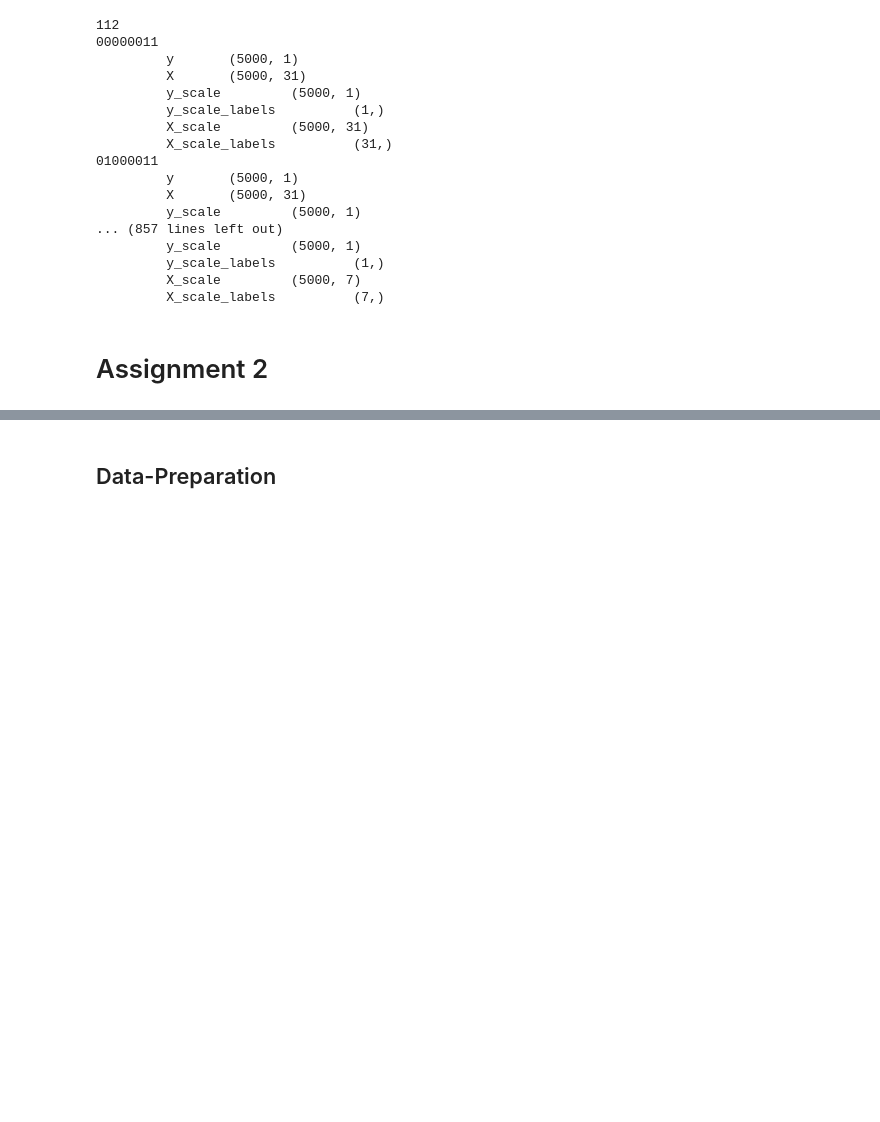
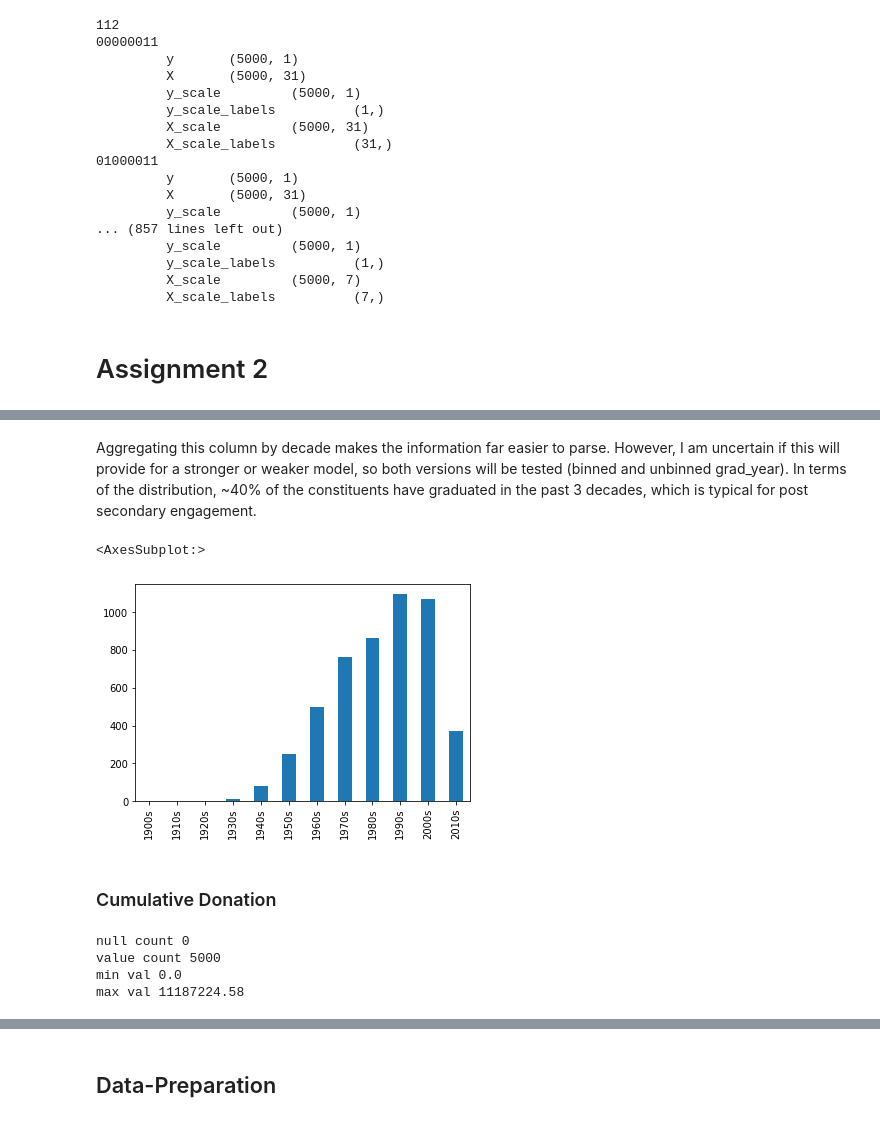
Before and after one commit to jrobio/assignment2, a Jupyter notebook: notebooks/assignment2.ipynb, the cells around one changed output, grey strips where cells are left out. Saved outputs shown, nothing was run; the diff lists cells and outputs as text; code cells hidden in the pictures; blank space fills up the shorter version.

```diff
--- a/notebooks/assignment2.ipynb
+++ b/notebooks/assignment2.ipynb
@@ -762,0 +918,10 @@ for k_model, v_data in dict_8bit.items():
+# %%
+# let's categorize the date by decade to aid in visualization
+dre_df['grad_decade'] = pd.cut(x=dre_df['grad_year'],
+                           bins=data_dict['dummy']['grad']['bins'],
+                           labels=data_dict['dummy']['grad']['labels'],
+                           right=False)
+dre_column = 'grad_decade'
+dre_grad_decade_report = dre_df[dre_column].value_counts()
+dre_grad_decade_report.sort_index(inplace=True)
+dre_grad_decade_report
@@ -762,0 +942,21 @@ for k_model, v_data in dict_8bit.items():
+# %% [markdown]
+Aggregating this column by decade makes the information far easier to parse. However, I am uncertain if this will provide for a stronger or weaker model, so both versions will be tested (binned and unbinned grad_year). In terms of the distribution, ~40% of the constituents have graduated in the past 3 decades, which is typical for post secondary engagement.
+# %%
+dre_grad_decade_report.plot.bar()
+# %% [output]
+<AxesSubplot:>
+[figure, added]
+# %% [markdown]
+### Cumulative Donation
+# %%
+# Explore the cum_donation column
+dre_column = 'cum_donation'
+print('null count',dre_df[dre_column].isnull().sum())
+print('value count',dre_df[dre_column].notnull().sum())
+print('min val', dre_df[dre_column].min())
+print('max val', dre_df[dre_column].max())
+# %% [output]
+null count 0
+value count 5000
+min val 0.0
+max val 11187224.58
```
Also changed, not shown: parts of 25 cells of this notebook, 3 other files.
